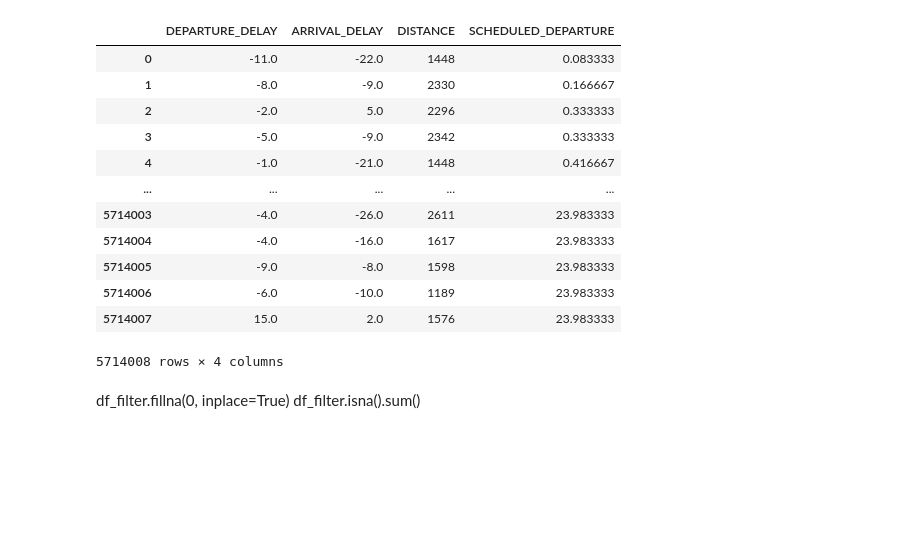
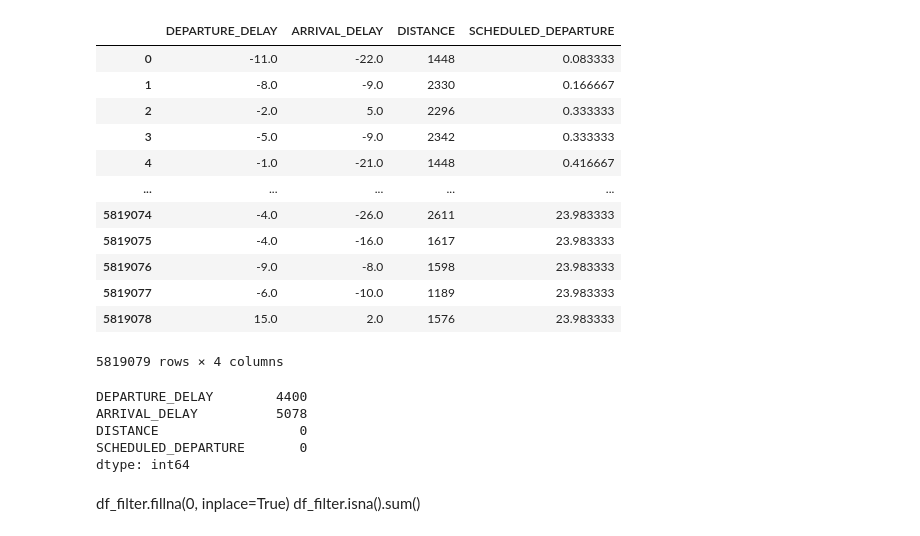
Before and after one commit to sonjaove/progg-and-DS-from-IITM, a Jupyter notebook: TDS_notes/data_analysis/answers.ipynb, the cells around one changed output. Drawn from its saved outputs; the diff is of its cells as text; code cells hidden in the pictures; blank space fills up the shorter version.

```diff
--- a/TDS_notes/data_analysis/answers.ipynb
+++ b/TDS_notes/data_analysis/answers.ipynb
@@ -5,26 +5,32 @@ import matplotlib.pyplot as plt
 import scipy.stats as stats
 # %%
 df=pd.read_parquet('flights.parquet')
-df=df.dropna(ignore_index=True)
+#df=df.dropna(ignore_index=True)
 df
 # %% [output]
 |  | DEPARTURE_DELAY | ARRIVAL_DELAY | DISTANCE | SCHEDULED_DEPARTURE |
 | 0 | -11.0 | -22.0 | 1448 | 0.083333 |
 | 1 | -8.0 | -9.0 | 2330 | 0.166667 |
 | 2 | -2.0 | 5.0 | 2296 | 0.333333 |
 | 3 | -5.0 | -9.0 | 2342 | 0.333333 |
 | 4 | -1.0 | -21.0 | 1448 | 0.416667 |
 | ... | ... | ... | ... | ... |
-| 5714003 | -4.0 | -26.0 | 2611 | 23.983333 |
-| 5714004 | -4.0 | -16.0 | 1617 | 23.983333 |
-| 5714005 | -9.0 | -8.0 | 1598 | 23.983333 |
-| 5714006 | -6.0 | -10.0 | 1189 | 23.983333 |
-| 5714007 | 15.0 | 2.0 | 1576 | 23.983333 |
+| 5819074 | -4.0 | -26.0 | 2611 | 23.983333 |
+| 5819075 | -4.0 | -16.0 | 1617 | 23.983333 |
+| 5819076 | -9.0 | -8.0 | 1598 | 23.983333 |
+| 5819077 | -6.0 | -10.0 | 1189 | 23.983333 |
+| 5819078 | 15.0 | 2.0 | 1576 | 23.983333 |
-5714008 rows × 4 columns
+5819079 rows × 4 columns
 # %%
-df_filter = df[(df['DISTANCE'] < 1800) & (18.00 < df['SCHEDULED_DEPARTURE']) & (df['SCHEDULED_DEPARTURE'] <19.00)]
+df_filter = df[(df['DISTANCE'] < 2200) & (20.00 < df['SCHEDULED_DEPARTURE']) & (df['SCHEDULED_DEPARTURE'] <21.00)]
 df_filter.isna().sum()
-df_filter = df_filter.dropna(ignore_index=True)
+#df_filter = df_filter.dropna(ignore_index=True)
+# %% [output]
+DEPARTURE_DELAY        4400
+ARRIVAL_DELAY          5078
+DISTANCE                  0
+SCHEDULED_DEPARTURE       0
+dtype: int64
 # %% [markdown]
 df_filter.fillna(0, inplace=True)
 df_filter.isna().sum()
```
Also changed, not shown: parts of 12 cells of this notebook, 4 other files.
